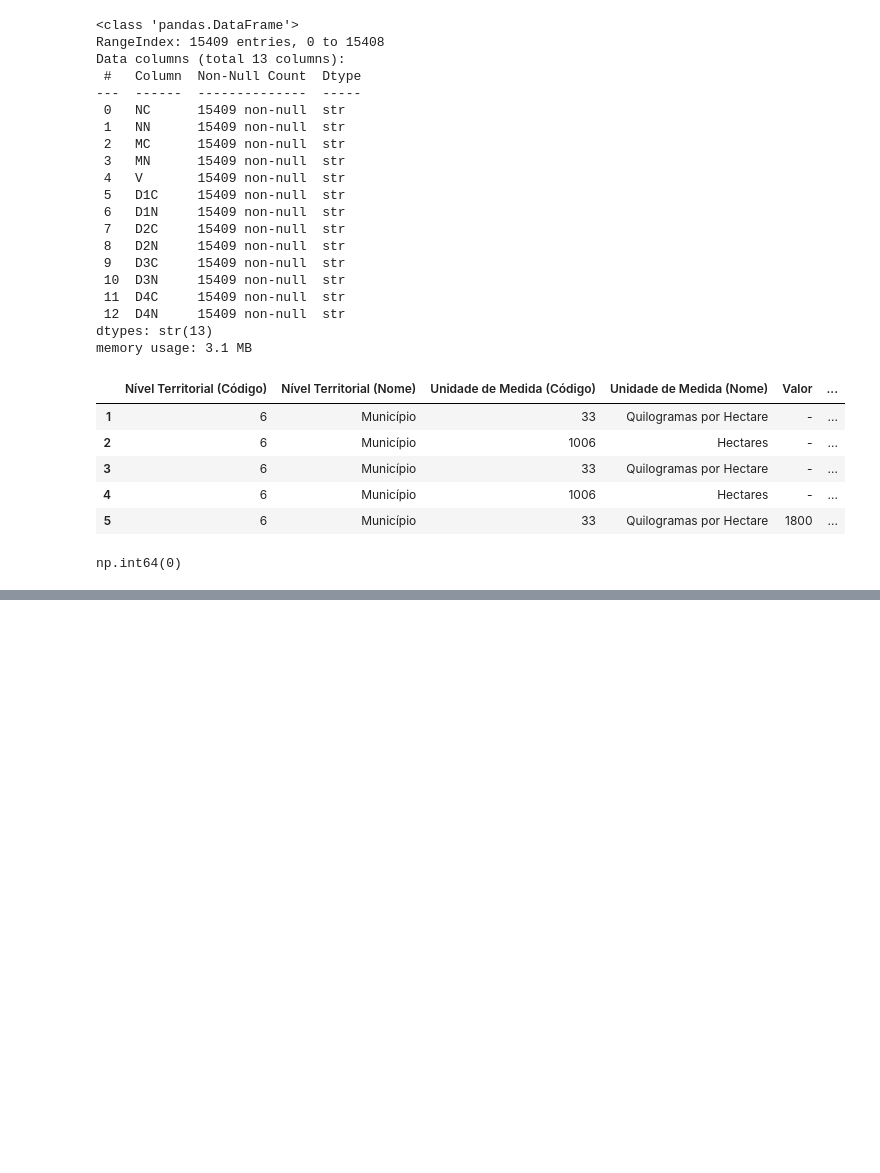
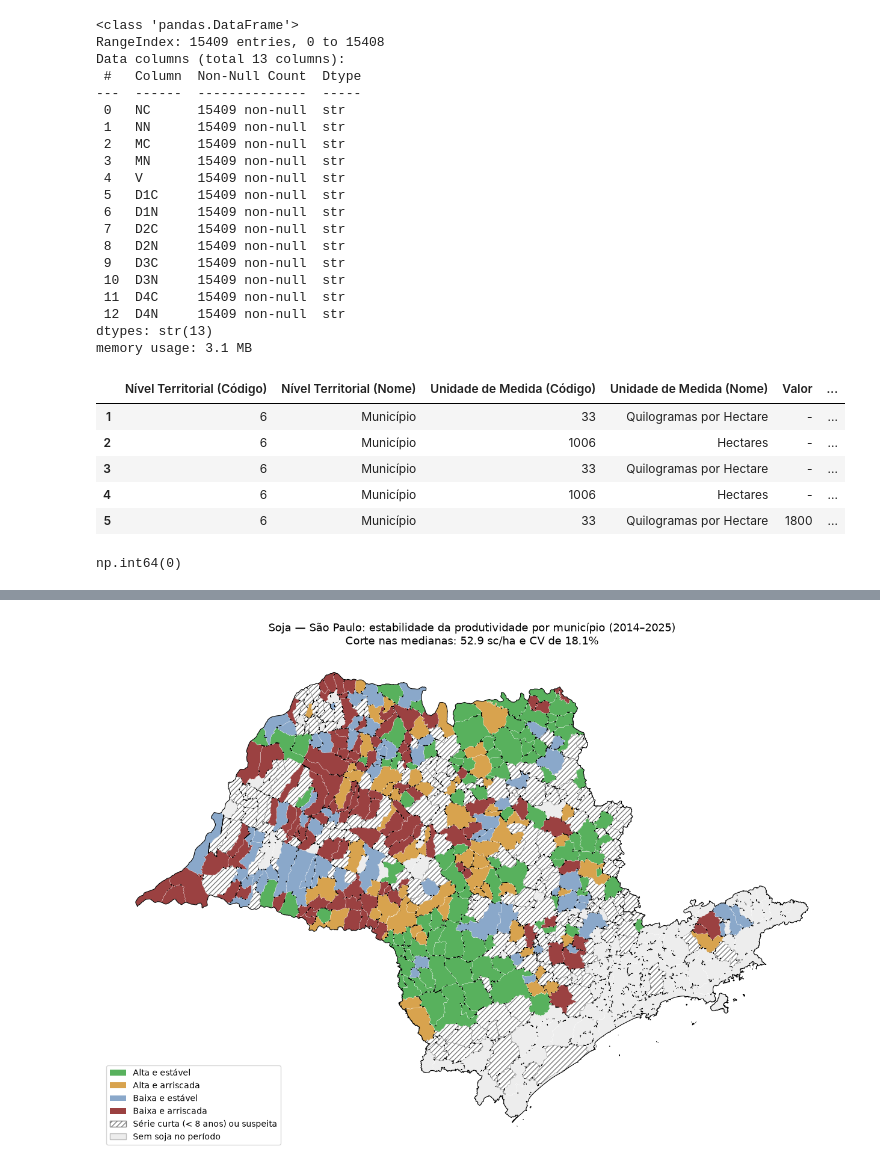
Before and after one commit to marcelacarrara/projeto_soja, a Jupyter notebook: projeto_soja.ipynb, the cells around one changed output, grey strips where cells are left out. Cells and saved outputs as stored; diff of their text form; code cells hidden in the pictures; blank space fills up the shorter version.

```diff
--- a/projeto_soja.ipynb
+++ b/projeto_soja.ipynb
@@ -90,0 +146,13 @@ dados_soja = dados_soja.fillna(0)
+# %%
+#Ganho Tecnológico:tendencia robusta (Theil-Sen) da produtividade estadual (kg/ha) ao longo do tempo
+
+anos = estadual.index.values
+y = estadual["rend_kg_ha"].values
+
+slope, intercept, slope_lo, slope_hi = theilslopes(y, anos, 0.95)
+slope_ols, intercept_ols = np.polyfit(anos, y, 1)  #para comparar
+
+estadual["tendencia_kg_ha"] = intercept + slope * anos
+estadual["tendencia_sc_ha"] = estadual["tendencia_kg_ha"] / 60
+
+ganho_pct_ano = slope/ estadual["tendencia_kg_ha"].mean() * 100
@@ -90,0 +290,5 @@ dados_soja = dados_soja.fillna(0)
+# %%
+#Malha municipal de SP (geobr / IBGE)
+
+mun_sp = geobr.read_municipality(code_muni="SP", year=2020)
+mun_sp["cod_muni"] = mun_sp["code_muni"].astype(int)
@@ -90,0 +534,34 @@ dados_soja = dados_soja.fillna(0)
+# %%
+# Gráfico 2: mapa das classes de risco
+
+mapa_cv = mun_sp.merge(analise[["cod_muni", "classe", "cv_pct"]], on="cod_muni", how="left")
+mapa_cv = mapa_cv.merge(var_mun[["cod_muni", "n_anos"]], on="cod_muni", how="left")
+
+fora_analise = mapa_cv[mapa_cv["classe"].isna() & mapa_cv["n_anos"].notna()]   # tem soja, mas série curta/suspeita
+sem_soja_cv = mapa_cv[mapa_cv["n_anos"].isna()]
+
+fig, ax = plt.subplots(figsize=(13, 9))
+sem_soja_cv.plot(ax=ax, color="#EDEDED", edgecolor="white", linewidth=0.2)
+fora_analise.plot(ax=ax, facecolor="white", edgecolor="#7A7A7A", hatch="////", linewidth=0.3)
+for classe, cor in CORES_CLASSE.items():
+    d = mapa_cv[mapa_cv["classe"] == classe]
+    if len(d):
+        d.plot(ax=ax, color=cor, edgecolor="white", linewidth=0.2)
+mun_sp.dissolve().boundary.plot(ax=ax, color="black", linewidth=0.8)
+
+ax.legend(
+    handles=[Patch(facecolor=cor, label=classe) for classe, cor in CORES_CLASSE.items()]
+    + [
+        Patch(facecolor="white", edgecolor="#7A7A7A", hatch="////",
+              label=f"Série curta (< {MIN_ANOS_CV} anos) ou suspeita"),
+        Patch(facecolor="#EDEDED", edgecolor="#BDBDBD", label="Sem soja no período"),
+    ],
+    loc="lower left", frameon=True,
+)
+ax.set_title(f"Soja — São Paulo: estabilidade da produtividade por município ({anos_periodo})\n"
+             f"Corte nas medianas: {med_sc:.1f} sc/ha e CV de {med_cv:.1f}%", fontsize=13)
+ax.set_axis_off()
+plt.tight_layout()
+plt.show()
+# %% [output]
+[figure, added]
```
Also changed, not shown: parts of 16 cells of this notebook.
